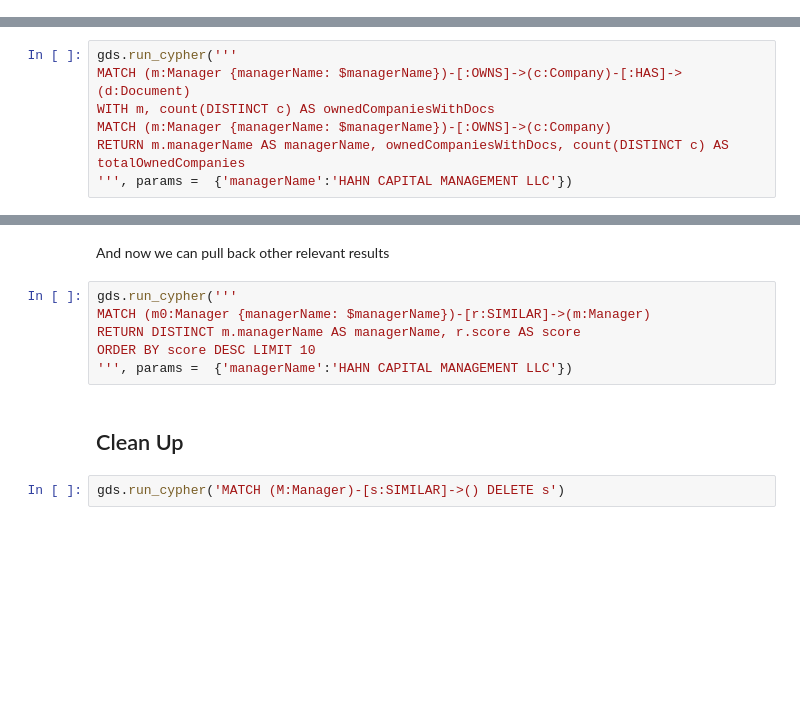
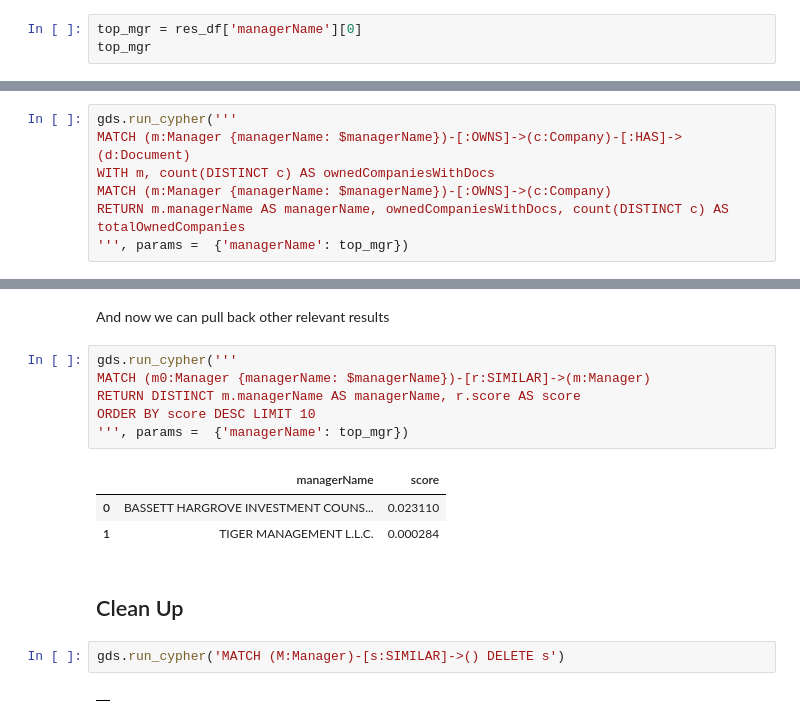
Before and after one commit to neo4j-partners/hands-on-lab-neo4j-and-vertex-ai, a Jupyter notebook: Lab 7 - Semantic Search/02-semantic-search.ipynb, the cells around one changed output, grey strips where cells are left out. Drawn from its saved outputs; the diff is of its cells as text; blank space fills up the shorter version.

```diff
--- a/Lab 7 - Semantic Search/02-semantic-search.ipynb
+++ b/Lab 7 - Semantic Search/02-semantic-search.ipynb
@@ -202,0 +295,3 @@ And we can see that our top result is HAHN CAPITAL MANAGEMENT LLC.
+# %%
+top_mgr = res_df['managerName'][0]
+top_mgr
@@ -211,4 +308,4 @@ MATCH (m:Manager {managerName: $managerName})-[:OWNS]->(c:Company)-[:HAS]->(d:Do
 WITH m, count(DISTINCT c) AS ownedCompaniesWithDocs
 MATCH (m:Manager {managerName: $managerName})-[:OWNS]->(c:Company)
 RETURN m.managerName AS managerName, ownedCompaniesWithDocs, count(DISTINCT c) AS totalOwnedCompanies
-''', params =  {'managerName':'HAHN CAPITAL MANAGEMENT LLC'})
+''', params =  {'managerName': top_mgr})
@@ -225,10 +349,16 @@ And now we can pull back other relevant results
 # %%
 gds.run_cypher('''
 MATCH (m0:Manager {managerName: $managerName})-[r:SIMILAR]->(m:Manager)
 RETURN DISTINCT m.managerName AS managerName, r.score AS score
 ORDER BY score DESC LIMIT 10
-''', params =  {'managerName':'HAHN CAPITAL MANAGEMENT LLC'})
+''', params =  {'managerName': top_mgr})
+# %% [output]
+|  | managerName | score |
+| 0 | BASSETT HARGROVE INVESTMENT COUNS... | 0.023110 |
+| 1 | TIGER MANAGEMENT L.L.C. | 0.000284 |
 # %% [markdown]
 ## Clean Up
 # %%
 gds.run_cypher('MATCH (M:Manager)-[s:SIMILAR]->() DELETE s')
+# %% [output]
+|  |
```
Also changed, not shown: parts of 19 cells of this notebook, 1 other file.
